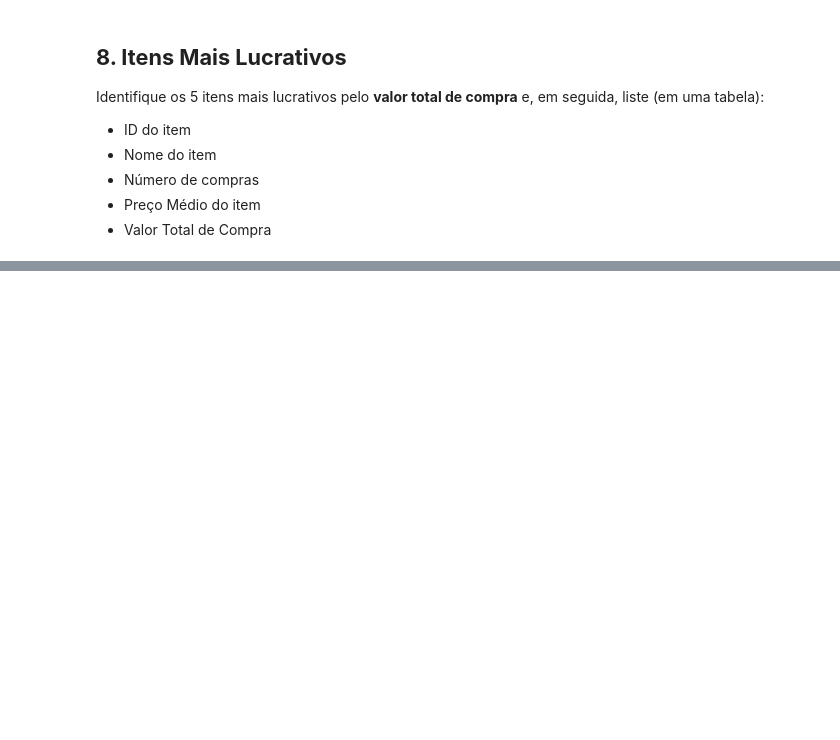
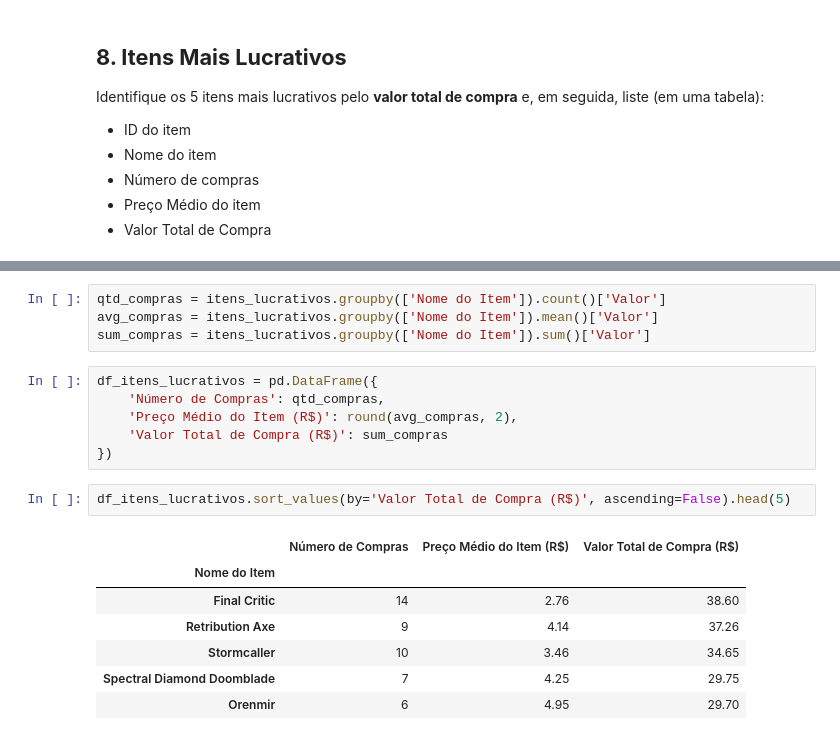
Before and after one commit to ralsouza/python_fundamentos, a Jupyter notebook: src/05_desafio/05_missao05.ipynb, the cells around one changed output, grey strips where cells are left out. Drawn from its saved outputs; the diff is of its cells as text; blank space fills up the shorter version.

```diff
--- a/src/05_desafio/05_missao05.ipynb
+++ b/src/05_desafio/05_missao05.ipynb
@@ -404,0 +406,20 @@ Identifique os 5 itens mais lucrativos pelo **valor total de compra** e, em segu
+# %%
+qtd_compras = itens_lucrativos.groupby(['Nome do Item']).count()['Valor']
+avg_compras = itens_lucrativos.groupby(['Nome do Item']).mean()['Valor']
+sum_compras = itens_lucrativos.groupby(['Nome do Item']).sum()['Valor']
+# %%
+df_itens_lucrativos = pd.DataFrame({
+    'Número de Compras': qtd_compras,
+    'Preço Médio do Item (R$)': round(avg_compras, 2),
+    'Valor Total de Compra (R$)': sum_compras
+})
+# %%
+df_itens_lucrativos.sort_values(by='Valor Total de Compra (R$)', ascending=False).head(5)
+# %% [output]
+|  | Número de Compras | Preço Médio do Item (R$) | Valor Total de Compra (R$) |
+| Nome do Item |  |  |  |
+| Final Critic | 14 | 2.76 | 38.60 |
+| Retribution Axe | 9 | 4.14 | 37.26 |
+| Stormcaller | 10 | 3.46 | 34.65 |
+| Spectral Diamond Doomblade | 7 | 4.25 | 29.75 |
+| Orenmir | 6 | 4.95 | 29.70 |
```
Also changed, not shown: parts of 7 cells of this notebook.
